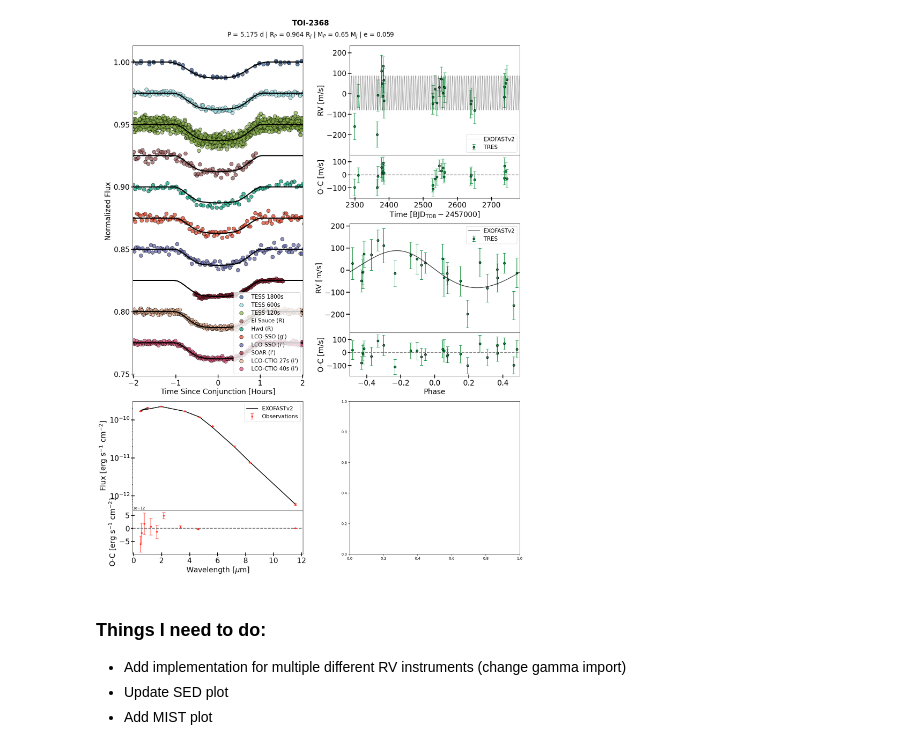
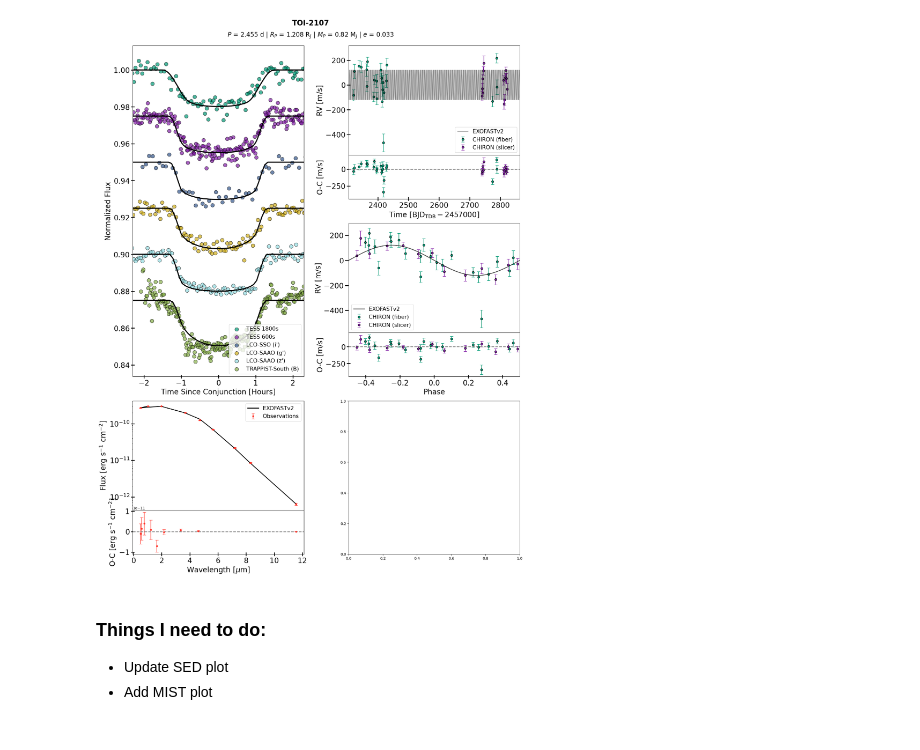
Before and after one commit to jackschulte/system_figure_pipeline, a Jupyter notebook: singleplanetpanel.ipynb, the cells around one changed output. Cells and saved outputs as stored; diff of their text form; code cells hidden in the pictures.

Commit message:
added support for multiple RV telescopes, modified colors, and made other small changes

```diff
--- a/singleplanetpanel.ipynb
+++ b/singleplanetpanel.ipynb
@@ -336,14 +347,20 @@ def gen1pagefig(toi, lcnames, rvnames):
 # %%
-toi = 2368
+# Light
 lcnames_1855 = ['TESS 1800', 'Bergeron (r\')', 'MuSCAT2 (g\')', 'MuSCAT2 (i\')', 'MuSCAT2 (r\')', 'MuSCAT2 (z\')', 'DSW (g\')', 'LCO-CTIO (z\')', 'TESS 120', 'SOAR (i\')']
+lcnames_2107 = ['TESS 1800', 'LCO-SSO (i\')', 'TESS 600', 'LCO-SAAO (g\')', 'LCO-SAAO (z\')', 'TRAPPIST-South (B)']
 lcnames_2368 = ['TESS 1800', 'TESS 1800', 'El Sauce (R)', 'Hwd (R)', 'TESS 600', 'LCO-SSO (g\')', 'LCO-SSO (i\')', 'TESS 600', 'SOAR (i\')', 'TESS 120', \
     'TESS 120', 'LCO-CTIO 27s (i\')', 'LCO-CTIO 40s (i\')']
+lcnames_3129 = ['TESS 1800', 'TESS 600', 'Brierfield (R)', 'LCO-CTIO (i\')', 'SOAR (i\')']
+
+rvnames_2107 = ['CHIRON (fiber)', 'CHIRON (slicer)']
+
+
+toi = 2107
 rvnames = ['CHIRON']
-gen1pagefig(toi, lcnames_2368, rvnames)
+gen1pagefig(toi, lcnames_2107, rvnames_2107)
 # %% [output]
-[figure, old version]
+[figure, new version]
 # %% [markdown]
 ### Things I need to do:
-- Add implementation for multiple different RV instruments (change gamma import)
 - Update SED plot
 - Add MIST plot
```
Also changed, not shown: parts of 2 cells of this notebook.
